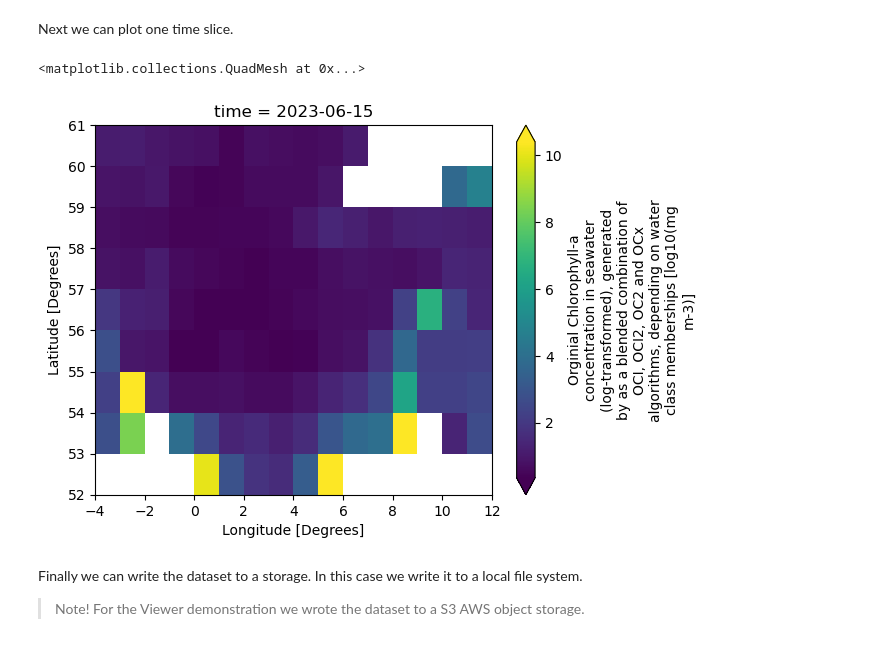
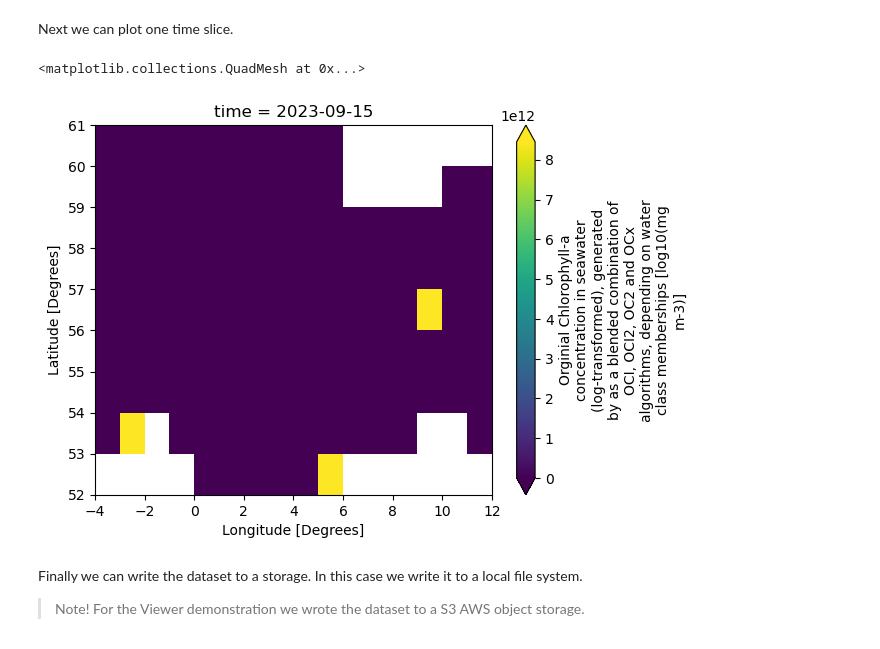
Before and after one commit to xcube-dev/geo_aquawatch_webinar, a Jupyter notebook: final_notebooks/03_get_oc_cci_zenodo.ipynb, the cells around one changed output. Drawn from its saved outputs; the diff is of its cells as text; code cells hidden in the pictures.

```diff
--- a/final_notebooks/03_get_oc_cci_zenodo.ipynb
+++ b/final_notebooks/03_get_oc_cci_zenodo.ipynb
@@ -158,10 +159,10 @@ Data variables:
 # %% [markdown]
 Next we can plot one time slice.
 # %%
-ds["OC-CCI_chlor_a"].isel(time=2).plot(robust=True)
+ds["OC-CCI_chlor_a"].isel(time=5).plot(robust=True)
 # %% [output]
 <matplotlib.collections.QuadMesh at 0x...>
-[figure, old version]
+[figure, new version]
 # %% [markdown]
 Finally we can write the dataset to a storage. In this case we write it to a local file system.
 
```
Also changed, not shown: parts of 3 cells of this notebook, 2 other files.
